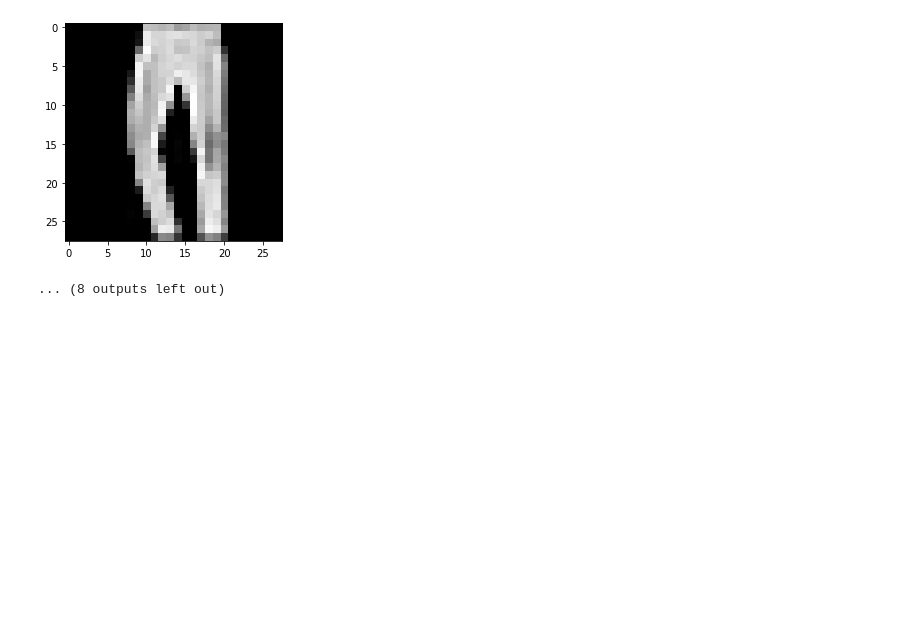
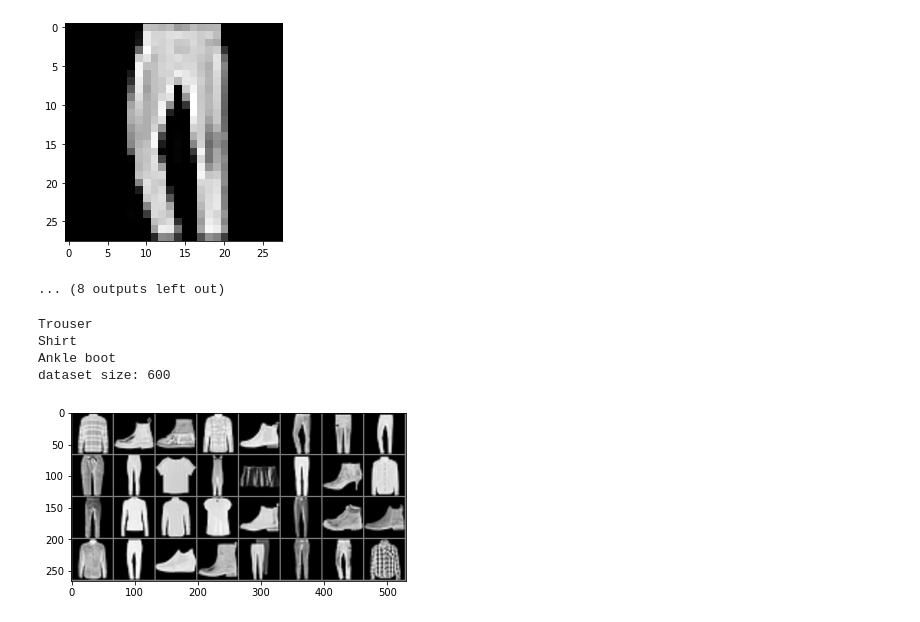
Before and after one commit to KojiroAsano/autoencoder, a Jupyter notebook: autoencoder.ipynb, the cells around one changed output. Cells and saved outputs as stored; diff of their text form; code cells hidden in the pictures; blank space fills up the shorter version.

```diff
--- a/autoencoder.ipynb
+++ b/autoencoder.ipynb
@@ -71,3 +90,45 @@ class DataSubset(torch.utils.data.Dataset):
     """ load the data """
     img = self.orig_dataset[self.idx_list[index]][0]
     return self.transform(img)
+# %%
+
+IMG_MEAN, IMG_STD = (0.5, 0.5)
+
+trans = transforms.Compose([
+      transforms.Resize(64),
+      transforms.ToTensor(),
+      transforms.Normalize((IMG_MEAN,), (IMG_STD))
+  ])
+
+use_classes = [1, 6, 9]
+for c in use_classes:
+  print(fmnist.classes[c])
+
+dataset = DataSubset(orig_dataset=fmnist,
+                     n_each=200,
+                     use_classes=[1, 6, 9],
+                     transform=trans
+                     )
+
+print('dataset size:', len(dataset))
+# %% [output]
+Trouser
+Shirt
+Ankle boot
+dataset size: 600
+# %%
+batch_size = 32
+loader = torch.utils.data.DataLoader(
+    dataset, batch_size=batch_size, shuffle=True
+)
+
+def tensor_imshow(img, title=None, show=True):
+  img = img.numpy().transpose((1, 2, 0))
+  img = IMG_STD * img + IMG_MEAN
+  plt.imshow(np.clip(img, 0, 1))
+  if title is not None: plt.title(title)
+  if show: plt.show()
+
+tensor_imshow(torchvision.utils.make_grid(next(iter(loader))))
+# %% [output]
+[figure, added]
```
Also changed, not shown: parts of 2 cells of this notebook.
